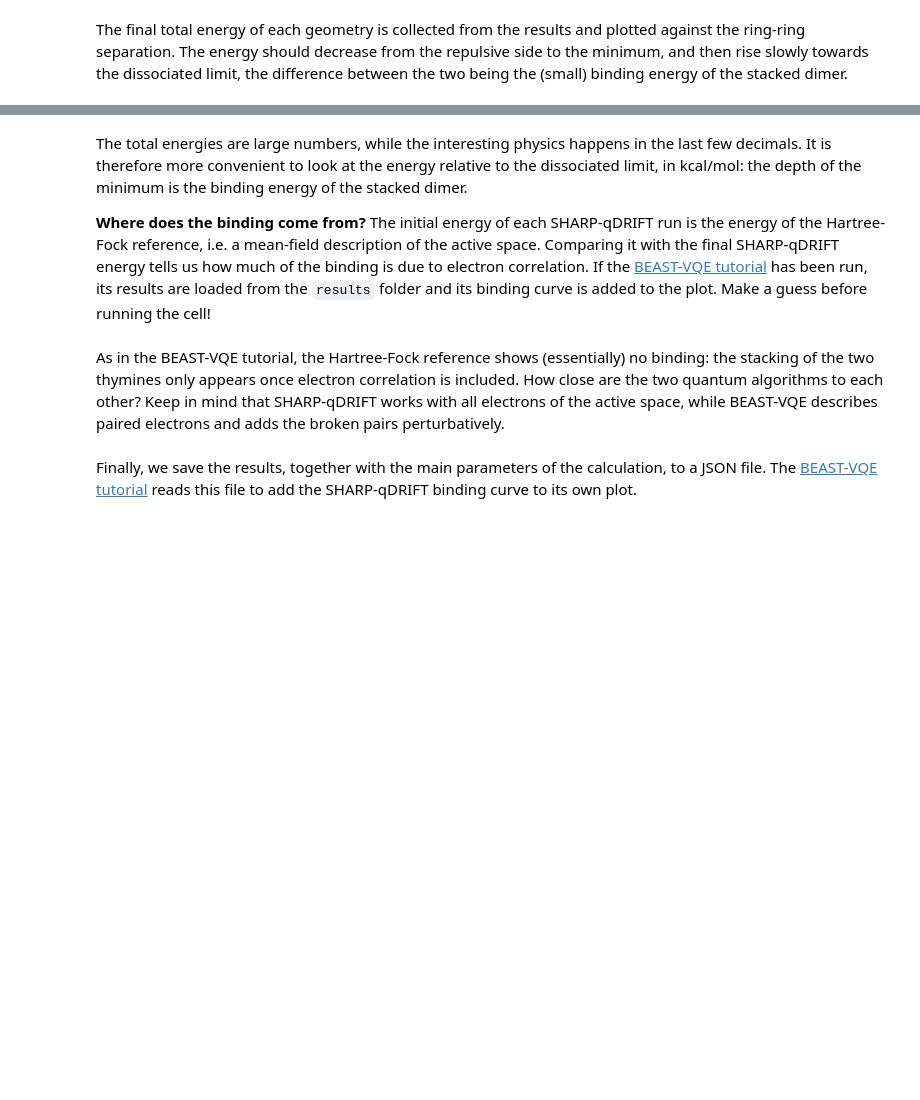
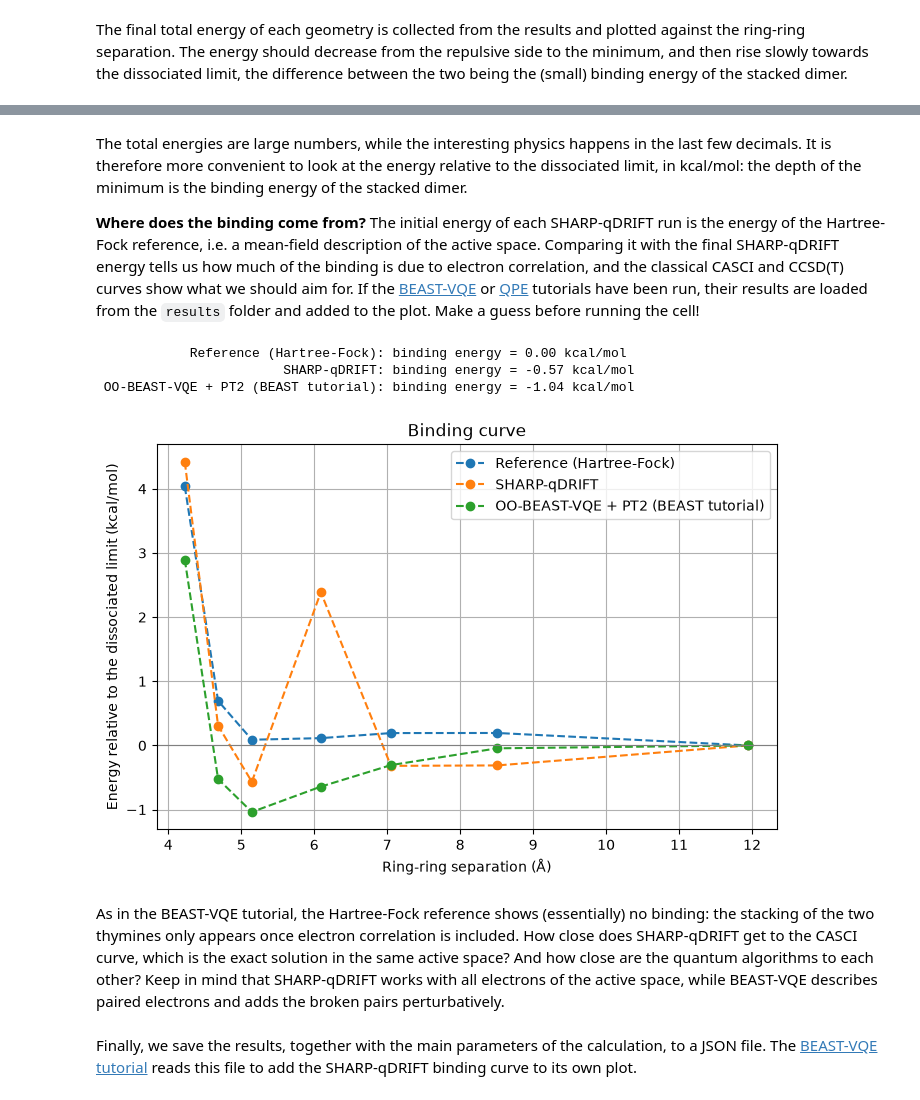
Before and after one commit to Kvantify/qrunch_tutorials, a Jupyter notebook: pi-stacking-tutorial/pi_stacking_sharp_sqdrift_tutorial.ipynb, the cells around one changed output, grey strips where cells are left out. Cells and saved outputs as stored; diff of their text form; code cells hidden in the pictures; blank space fills up the shorter version.

```diff
--- a/pi-stacking-tutorial/pi_stacking_sharp_sqdrift_tutorial.ipynb
+++ b/pi-stacking-tutorial/pi_stacking_sharp_sqdrift_tutorial.ipynb
@@ -269,40 +283,63 @@ Reference (Hartree-Fock): binding energy = 0.09 kcal/mol
+# %%
+classical_result_file = result_path / f"pi_stacking_classical_{active_orbitals}o.json"
+classical_data = json.loads(classical_result_file.read_text()) if classical_result_file.exists() else {}
+
+if classical_data.get("geometry_indices") != selected_geometries:
+    classical_calculators = {"CCSD(T)": qc.calculator_creator().coupled_cluster().ccsd_t().create()}
+    # CASCI scales exponentially with the active space size; beyond about 16 orbitals rely on CCSD(T) only.
+    if active_orbitals <= 16:
+        classical_calculators["CASCI"] = qc.calculator_creator().configuration_interaction().standard().create()
+    classical_data = {"geometry_indices": selected_geometries}
+    for label, calculator in classical_calculators.items():
+        classical_data[label] = [float(e) for e in calculator.calculate(reaction_problem).total_energies.values]
+    classical_result_file.write_text(json.dumps(classical_data, indent=2))
+
+classical_energies = {label: values for label, values in classical_data.items() if label != "geometry_indices"}
 # %% [markdown]
 The total energies are large numbers, while the interesting physics happens in the last few decimals. It is therefore more convenient to look at the energy relative to the dissociated limit, in kcal/mol: the depth of the minimum is the binding energy of the stacked dimer.
 
-**Where does the binding come from?** The initial energy of each SHARP-qDRIFT run is the energy of the Hartree-Fock reference, i.e. a mean-field description of the active space. Comparing it with the final SHARP-qDRIFT energy tells us how much of the binding is due to electron correlation. If the [BEAST-VQE tutorial](pi_stacking_beast_tutorial.ipynb) has been run, its results are loaded from the `results` folder and its binding curve is added to the plot. Make a guess before running the cell!
+**Where does the binding come from?** The initial energy of each SHARP-qDRIFT run is the energy of the Hartree-Fock reference, i.e. a mean-field description of the active space. Comparing it with the final SHARP-qDRIFT energy tells us how much of the binding is due to electron correlation, and the classical CASCI and CCSD(T) curves show what we should aim for. If the [BEAST-VQE](pi_stacking_beast_tutorial.ipynb) or [QPE](pi_stacking_qpe_tutorial.ipynb) tutorials have been run, their results are loaded from the `results` folder and added to the plot. Make a guess before running the cell!
 # %%
 hartree_to_kcal_per_mol = 627.5095
 
 reference_energies = results.initial_total_energies.values
 
 profiles = {
     "Reference (Hartree-Fock)": (selected_geometries, reference_energies),
     "SHARP-qDRIFT": (selected_geometries, final_reaction_energies),
 }
+for label, energies in classical_energies.items():
+    profiles[label] = (selected_geometries, energies)
 
-beast_result_file = result_path / f"pi_stacking_beast_{active_orbitals}o.json"
-if beast_result_file.exists():
-    beast_data = json.loads(beast_result_file.read_text())
-    profiles["OO-BEAST-VQE + PT2 (BEAST tutorial)"] = (
-        beast_data["geometry_indices"],
-        [energy["value"] for energy in beast_data["total_energy_per_geometry"]],
-    )
+other_tutorials = {
+    "OO-BEAST-VQE + PT2 (BEAST tutorial)": f"pi_stacking_beast_{active_orbitals}o.json",
+    "BQPE (QPE tutorial)": f"pi_stacking_qpe_{active_orbitals}o.json",
+}
+for label, file_name in other_tutorials.items():
+    if (result_path / file_name).exists():
+        data = json.loads((result_path / file_name).read_text())
+        profiles[label] = (data["geometry_indices"], [energy["value"] for energy in data["total_energy_per_geometry"]])
 
 plt.figure(figsize=(8, 5))
 for label, (scan_points, energies) in profiles.items():
     # The last scan point is the dissociated limit.
     relative_energies = [(energy - energies[-1]) * hartree_to_kcal_per_mol for energy in energies]
     plt.plot([ring_ring_separation[point] for point in scan_points], relative_energies, marker="o", linestyle="--", label=label)
     print(f"{label:>36s}: binding energy = {min(relative_energies):.2f} kcal/mol")
 plt.axhline(0.0, color="grey", linewidth=0.8)
 plt.xlabel("Ring-ring separation (Å)")
 plt.ylabel("Energy relative to the dissociated limit (kcal/mol)")
 plt.title("Binding curve")
 plt.legend()
 plt.grid()
 plt.show()
+# %% [output]
+            Reference (Hartree-Fock): binding energy = 0.00 kcal/mol
+                        SHARP-qDRIFT: binding energy = -0.57 kcal/mol
+ OO-BEAST-VQE + PT2 (BEAST tutorial): binding energy = -1.04 kcal/mol
+[figure, added]
 # %% [markdown]
-As in the BEAST-VQE tutorial, the Hartree-Fock reference shows (essentially) no binding: the stacking of the two thymines only appears once electron correlation is included. How close are the two quantum algorithms to each other? Keep in mind that SHARP-qDRIFT works with all electrons of the active space, while BEAST-VQE describes paired electrons and adds the broken pairs perturbatively.
+As in the BEAST-VQE tutorial, the Hartree-Fock reference shows (essentially) no binding: the stacking of the two thymines only appears once electron correlation is included. How close does SHARP-qDRIFT get to the CASCI curve, which is the exact solution in the same active space? And how close are the quantum algorithms to each other? Keep in mind that SHARP-qDRIFT works with all electrons of the active space, while BEAST-VQE describes paired electrons and adds the broken pairs perturbatively.
 # %% [markdown]
 Finally, we save the results, together with the main parameters of the calculation, to a JSON file. The [BEAST-VQE tutorial](pi_stacking_beast_tutorial.ipynb) reads this file to add the SHARP-qDRIFT binding curve to its own plot.
 # %%
```
Also changed, not shown: parts of 7 cells of this notebook, 3 other files.
